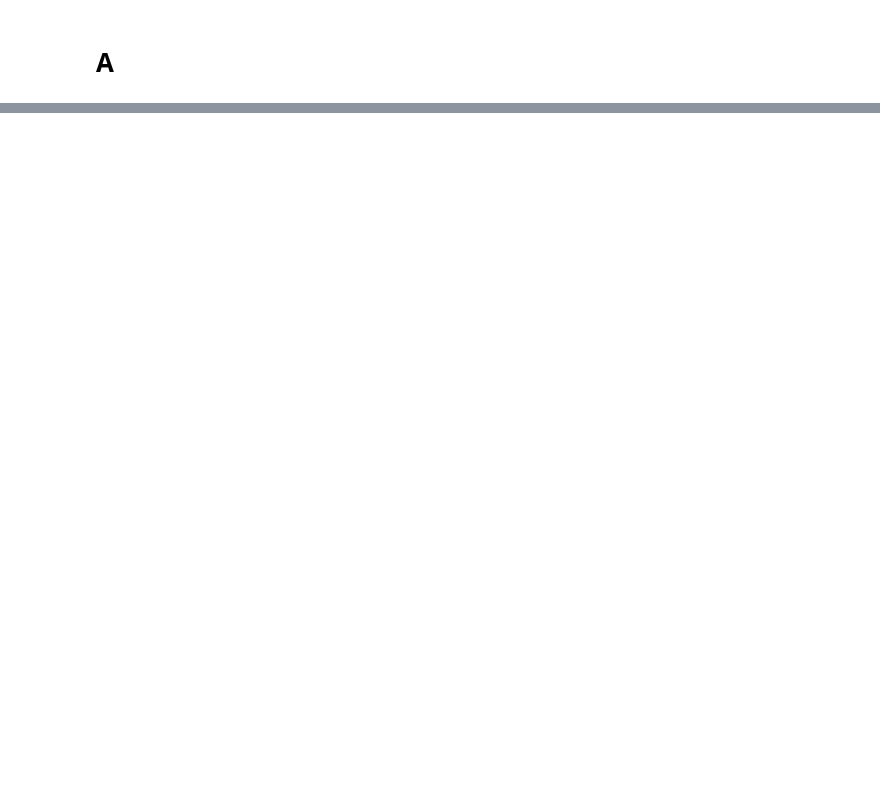
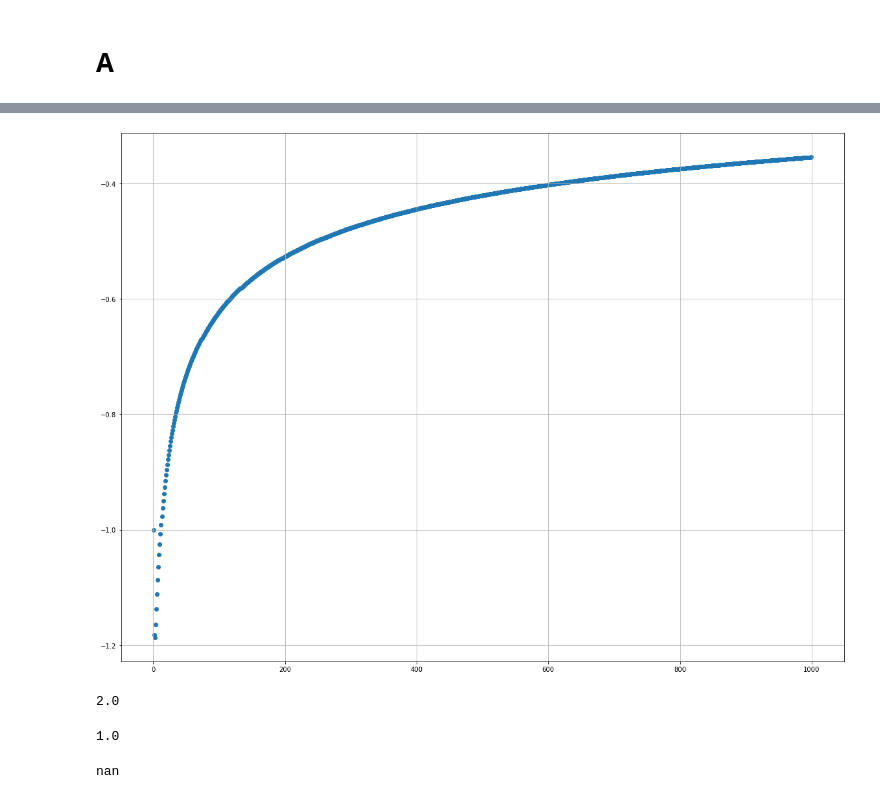
Before and after one commit to PatrykLisik/master-degree, a Jupyter notebook: analiza_algorytmów/Zadanie 2.ipynb, the cells around one changed output, grey strips where cells are left out. Cells and saved outputs as stored; diff of their text form; code cells hidden in the pictures; blank space fills up the shorter version.

```diff
--- a/analiza_algorytmów/Zadanie 2.ipynb
+++ b/analiza_algorytmów/Zadanie 2.ipynb
@@ -142,0 +289,29 @@ TypeError: loop of ufunc does not support argument 0 of type int which has no ca
+# %%
+def log(x, base):
+    return np.log(array) / np.log(base)
+
+def foo(x):
+    return np.float_power(x, -1) - 2*np.float_power(x, -0.25)
+# %%
+y=range(1,10**3)
+x = foo(y)
+fig, ax = plt.subplots()
+fig.set_size_inches(20, 15)
+ax.scatter(y, x, label="$S_n$")
+plt.grid()
+# ax.set_yscale("log")
+# %% [output]
+[figure, added]
+# %%
+x=1
+2*np.float_power(x, -0.25)
+# %% [output]
+2.0
+# %%
+np.float_power(x, -1)
+# %% [output]
+1.0
+# %%
+np.log2(-1/4)
+# %% [output]
+nan
```
Also changed, not shown: parts of 43 cells of this notebook, 54 other files.
